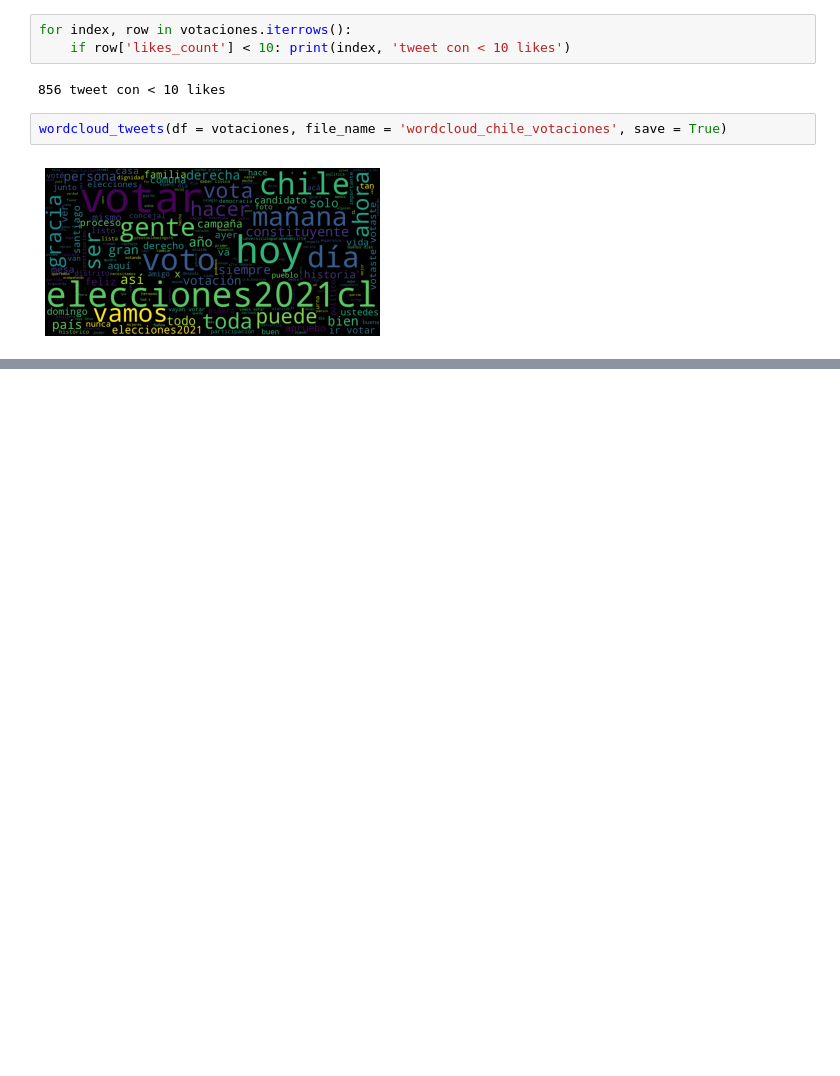
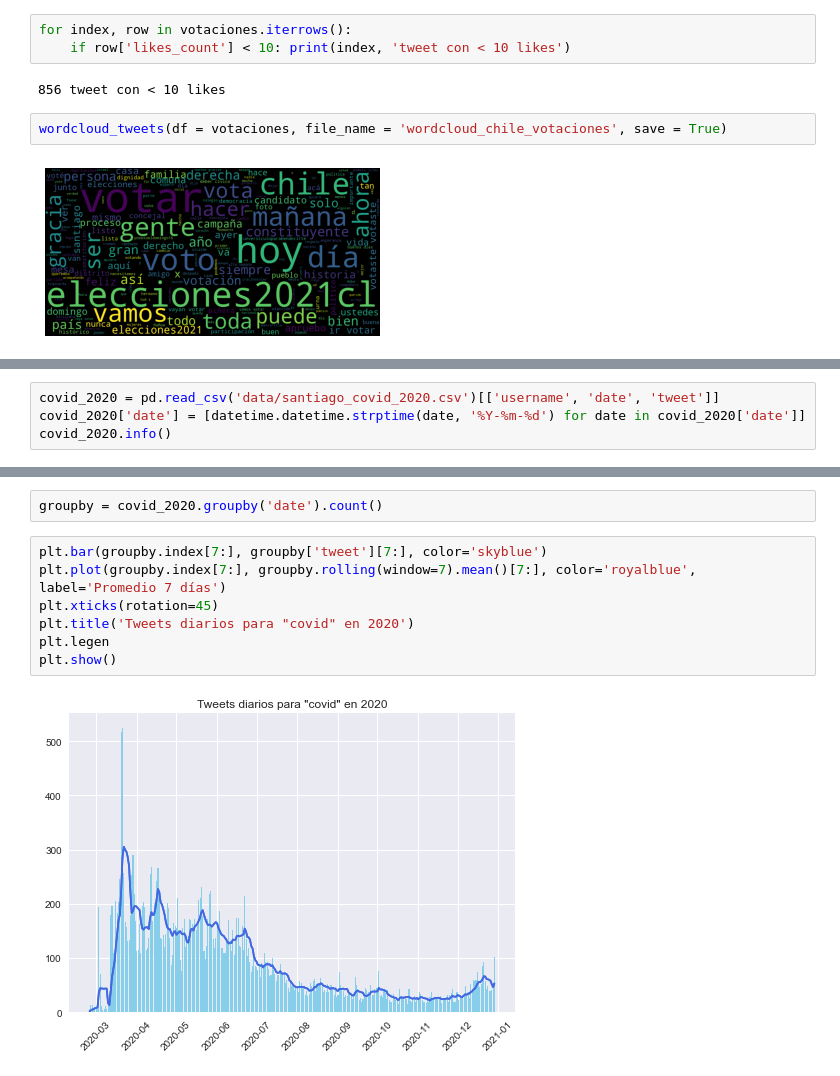
Before and after one commit to jignaciocastro8/data-project, a Jupyter notebook: tweets_data_review.ipynb, the cells around one changed output, grey strips where cells are left out. Drawn from its saved outputs; the diff is of its cells as text; blank space fills up the shorter version.

```diff
--- a/tweets_data_review.ipynb
+++ b/tweets_data_review.ipynb
@@ -167,0 +208,4 @@ wordcloud_tweets(df = votaciones, file_name = 'wordcloud_chile_votaciones', save
+# %%
+covid_2020 = pd.read_csv('data/santiago_covid_2020.csv')[['username', 'date', 'tweet']]
+covid_2020['date'] = [datetime.datetime.strptime(date, '%Y-%m-%d') for date in covid_2020['date']]
+covid_2020.info()
@@ -167,0 +223,11 @@ wordcloud_tweets(df = votaciones, file_name = 'wordcloud_chile_votaciones', save
+# %%
+groupby = covid_2020.groupby('date').count()
+# %%
+plt.bar(groupby.index[7:], groupby['tweet'][7:], color='skyblue')
+plt.plot(groupby.index[7:], groupby.rolling(window=7).mean()[7:], color='royalblue', label='Promedio 7 días')
+plt.xticks(rotation=45)
+plt.title('Tweets diarios para "covid" en 2020')
+plt.legen
+plt.show()
+# %% [output]
+[figure, added]
```
Also changed, not shown: parts of 13 cells of this notebook, 23 other files.
